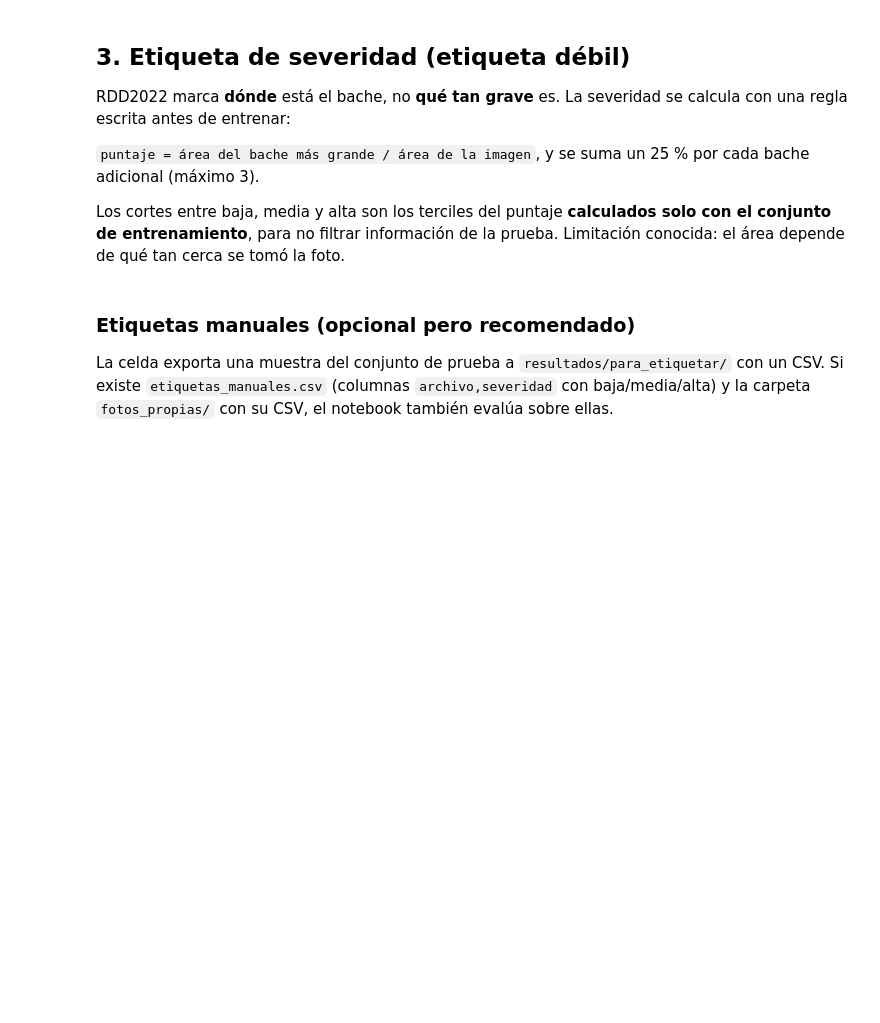
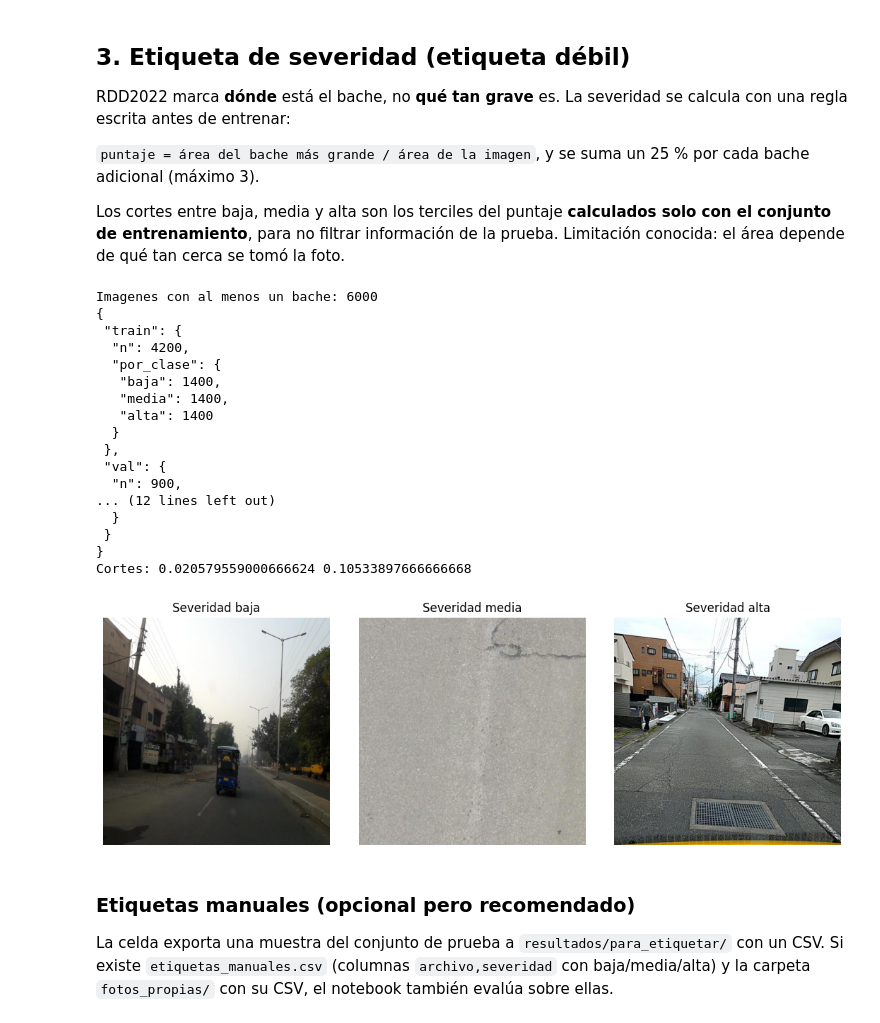
Before and after one commit to Andrenickolands/Proyecto-ia, a Jupyter notebook: notebooks/priorizacion_baches.ipynb, the cells around one changed output. Saved outputs shown, nothing was run; the diff lists cells and outputs as text; code cells hidden in the pictures; blank space fills up the shorter version.

```diff
--- a/notebooks/priorizacion_baches.ipynb
+++ b/notebooks/priorizacion_baches.ipynb
@@ -41,13 +41 @@ print("TF", tf.__version__, "| GPU:", tf.config.list_physical_devices("GPU"))
-# %%
-URL = "https://bigdatacup.s3.ap-northeast-1.amazonaws.com/2022/CRDDC2022/RDD2022/Country_Specific_Data_CRDDC2022/RDD2022_{}.zip"
-if not SMOKE:
-    for p in PAISES:
-        z = f"{DATA}/RDD2022_{p}.zip"
-        if not os.path.exists(z):
-            print("Descargando", p, "..."); urllib.request.urlretrieve(URL.format(p), z)
-        if not os.path.isdir(f"{DATA}/{p}"):
-            with zipfile.ZipFile(z) as f: f.extractall(DATA)
-        R.setdefault("tam_zip_MB", {})[p] = round(os.path.getsize(z)/1e6, 1)
-R["fecha_descarga"] = datetime.date.today().isoformat()
-print(os.listdir(DATA))
 # %%
@@ -99,26 +146,45 @@ Los cortes entre baja, media y alta son los terciles del puntaje **calculados so
 # %%
 def puntaje(objs, W, H):
     a = sorted([(x2 - x1) * (y2 - y1) / (W * H) for (c, x1, y1, x2, y2) in objs if c == "D40"], reverse=True)
     if not a: return np.nan
     return a[0] * (1 + 0.25 * min(len(a) - 1, 3))
 df["score"] = [puntaje(o, w, h) for o, w, h in zip(df.objs, df.W, df.H)]
-b = df[df.score.notna()].reset_index(drop=True)
+b = df[df.score.notna() & df.img.notna()].reset_index(drop=True)
 print("Imagenes con al menos un bache:", len(b))
 
 # Division ANTES de cualquier transformacion (70 / 15 / 15), semilla fija
 tr, tmp = train_test_split(b, test_size=0.30, random_state=SEED)
 va, te = train_test_split(tmp, test_size=0.50, random_state=SEED)
 q1, q2 = tr.score.quantile([1/3, 2/3]).values           # cortes SOLO con train
 def sev(s): return 0 if s <= q1 else (1 if s <= q2 else 2)
 for d in (tr, va, te): d["y"] = d.score.apply(sev)
 R["cortes_severidad"] = {"baja_media": float(q1), "media_alta": float(q2)}
 R["division"] = {n: {"n": int(len(d)), "por_clase": {CLASES[i]: int((d.y == i).sum()) for i in range(3)}} for n, d in (("train", tr), ("val", va), ("test", te))}
 print(json.dumps(R["division"], indent=1)); print("Cortes:", q1, q2)
 
 fig, ax = plt.subplots(1, 3, figsize=(11, 3.6))
 for i in range(3):
     r = tr[tr.y == i].iloc[0]; ax[i].imshow(cv2.cvtColor(cv2.imread(r.img), cv2.COLOR_BGR2RGB)); ax[i].set_title("Severidad " + CLASES[i]); ax[i].axis("off")
 plt.tight_layout(); plt.savefig(f"{OUT}/fig2_ejemplos.png", dpi=150); plt.show()
+# %% [output]
+Imagenes con al menos un bache: 6000
+{
+ "train": {
+  "n": 4200,
+  "por_clase": {
+   "baja": 1400,
+   "media": 1400,
+   "alta": 1400
+  }
+ },
+ "val": {
+  "n": 900,
+... (12 lines left out)
+  }
+ }
+}
+Cortes: 0.020579559000666624 0.10533897666666668
+[figure, added]
 # %% [markdown]
 ### Etiquetas manuales (opcional pero recomendado)
 La celda exporta una muestra del conjunto de prueba a `resultados/para_etiquetar/` con un CSV. Si existe `etiquetas_manuales.csv` (columnas `archivo,severidad` con baja/media/alta) y la carpeta `fotos_propias/` con su CSV, el notebook también evalúa sobre ellas.
```
Also changed, not shown: parts of 18 cells of this notebook, 4 other files.
